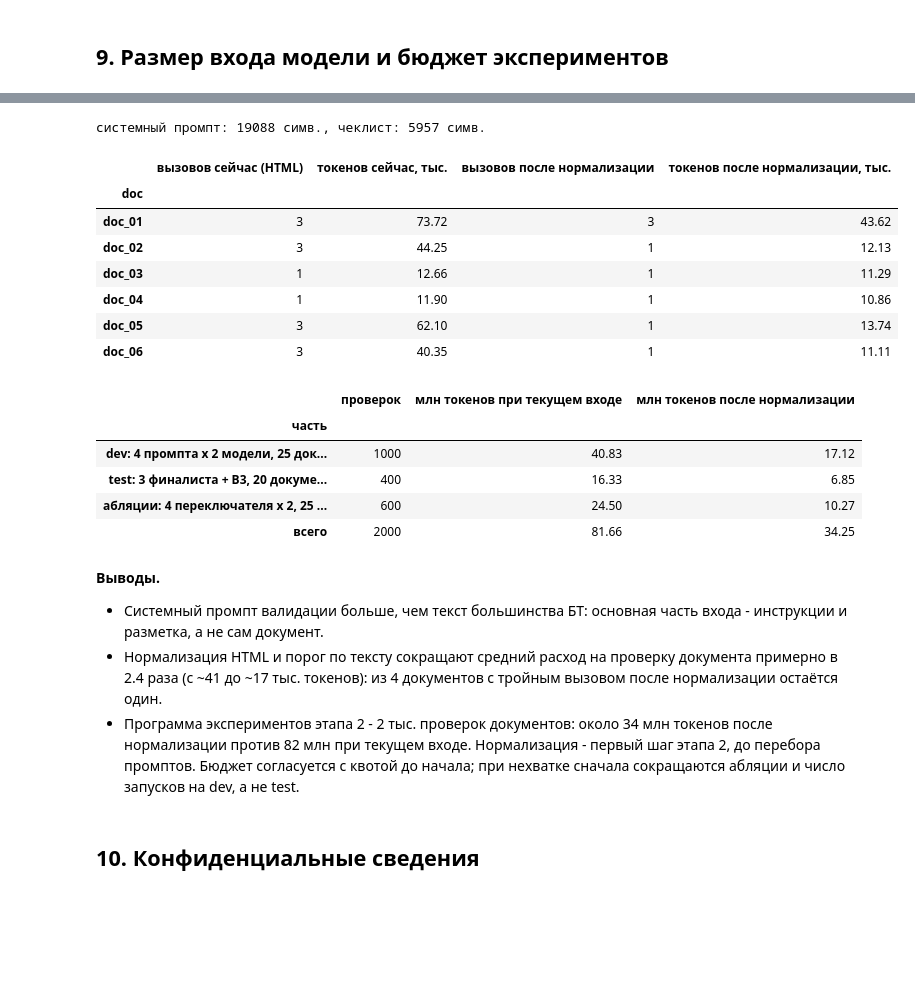
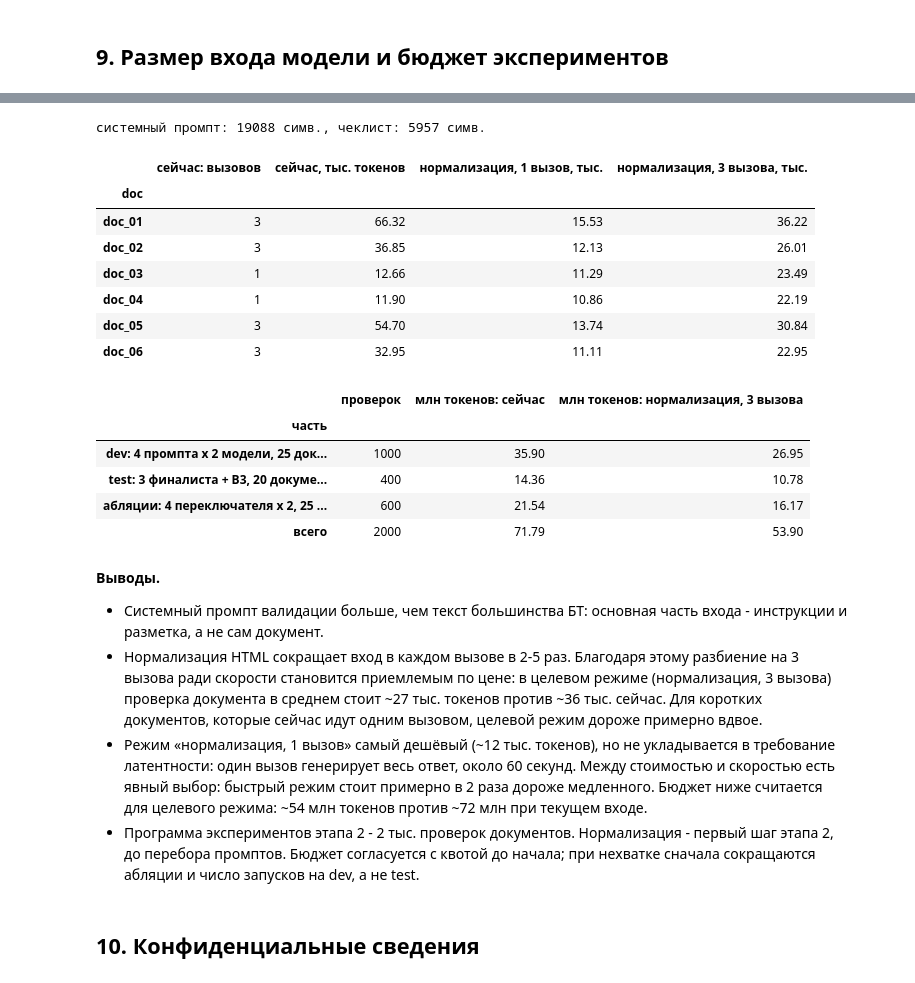
Before and after one commit to baton2809/ReqAssist2, a Jupyter notebook: notebooks/01_eda.ipynb, the cells around one changed output, grey strips where cells are left out. Drawn from its saved outputs; the diff is of its cells as text; code cells hidden in the pictures; blank space fills up the shorter version.

Commit message:
docs: скорость против стоимости, единые метрики согласия и macro-F1, размер test для missing

```diff
--- a/notebooks/01_eda.ipynb
+++ b/notebooks/01_eda.ipynb
@@ -495,43 +501,47 @@ pd.DataFrame(cases).value_counts().to_frame("кейсов")
 # %%
 prompt_chars = len((DATA / "public/prompts/validation/v1.txt").read_text(encoding="utf-8"))
 checklist_chars = len((DATA / "public/checklists/v1.md").read_text(encoding="utf-8"))
 OUTPUT_TOKENS = 4_000
+SPLIT_OUTPUT_OVERHEAD = 1.15
 
 
-def tokens_per_doc(doc_chars):
-    calls = 3 if doc_chars > PARALLEL_THRESHOLD else 1
-    # при разбиении каждый вызов получает полный документ и треть чеклиста
-    input_tokens = (
-        calls * (prompt_chars + doc_chars) / CHARS_PER_TOKEN + checklist_chars / CHARS_PER_TOKEN
-    )
-    return calls, input_tokens + calls * OUTPUT_TOKENS
+def tokens_per_doc(doc_chars, calls):
+    # каждый вызов получает промпт и полный документ; чеклист делится между вызовами
+    input_tokens = (calls * (prompt_chars + doc_chars) + checklist_chars) / CHARS_PER_TOKEN
+    output_tokens = OUTPUT_TOKENS * (SPLIT_OUTPUT_OVERHEAD if calls > 1 else 1)
+    return input_tokens + output_tokens
 
 
 budget = pd.DataFrame(
     {
         "doc": d.doc_id,
-        "вызовов сейчас (HTML)": tokens_per_doc(d.content_html_chars)[0],
-        "токенов сейчас, тыс.": tokens_per_doc(d.content_html_chars)[1] / 1000,
-        "вызовов после нормализации": tokens_per_doc(len(d.text))[0],
-        "токенов после нормализации, тыс.": tokens_per_doc(len(d.text))[1] / 1000,
+        "сейчас: вызовов": 3 if d.content_html_chars > PARALLEL_THRESHOLD else 1,
+        "сейчас, тыс. токенов": tokens_per_doc(
+            d.content_html_chars, 3 if d.content_html_chars > PARALLEL_THRESHOLD else 1
+        )
+        / 1000,
+        "нормализация, 1 вызов, тыс.": tokens_per_doc(len(d.text), 1) / 1000,
+        "нормализация, 3 вызова, тыс.": tokens_per_doc(len(d.text), 3) / 1000,
     }
     for d in docs
 ).set_index("doc")
 print(f"системный промпт: {prompt_chars} симв., чеклист: {checklist_chars} симв.")
 budget
 # %% [output]
 системный промпт: 19088 симв., чеклист: 5957 симв.
-|  | вызовов сейчас (HTML) | токенов сейчас, тыс. | вызовов после нормализации | токенов после нормализации, тыс. |
+|  | сейчас: вызовов | сейчас, тыс. токенов | нормализация, 1 вызов, тыс. | нормализация, 3 вызова, тыс. |
 | doc |  |  |  |  |
-| doc_01 | 3 | 73.72 | 3 | 43.62 |
-| doc_02 | 3 | 44.25 | 1 | 12.13 |
-| doc_03 | 1 | 12.66 | 1 | 11.29 |
-| doc_04 | 1 | 11.90 | 1 | 10.86 |
-| doc_05 | 3 | 62.10 | 1 | 13.74 |
-| doc_06 | 3 | 40.35 | 1 | 11.11 |
+| doc_01 | 3 | 66.32 | 15.53 | 36.22 |
+| doc_02 | 3 | 36.85 | 12.13 | 26.01 |
+| doc_03 | 1 | 12.66 | 11.29 | 23.49 |
+| doc_04 | 1 | 11.90 | 10.86 | 22.19 |
+| doc_05 | 3 | 54.70 | 13.74 | 30.84 |
+| doc_06 | 3 | 32.95 | 11.11 | 22.95 |
 # %%
-per_doc_now = budget["токенов сейчас, тыс."].mean() * 1000
-per_doc_norm = budget["токенов после нормализации, тыс."].mean() * 1000
+per_doc = {
+    "сейчас": budget["сейчас, тыс. токенов"].mean() * 1000,
+    "нормализация, 3 вызова": budget["нормализация, 3 вызова, тыс."].mean() * 1000,
+}
 plan = pd.DataFrame(
     [
         {
@@ -545,28 +555,24 @@ plan = pd.DataFrame(
         },
     ]
 )
-plan["млн токенов при текущем входе"] = plan["проверок"] * per_doc_now / 1e6
-plan["млн токенов после нормализации"] = plan["проверок"] * per_doc_norm / 1e6
-plan.loc[len(plan)] = [
-    "всего",
-    plan["проверок"].sum(),
-    plan.iloc[:, 2].sum(),
-    plan.iloc[:, 3].sum(),
-]
+for mode, tokens in per_doc.items():
+    plan[f"млн токенов: {mode}"] = plan["проверок"] * tokens / 1e6
+plan.loc[len(plan)] = ["всего", plan["проверок"].sum(), *plan.iloc[:, 2:].sum()]
 plan.set_index("часть")
 # %% [output]
-|  | проверок | млн токенов при текущем входе | млн токенов после нормализации |
+|  | проверок | млн токенов: сейчас | млн токенов: нормализация, 3 вызова |
 | часть |  |  |  |
-| dev: 4 промпта x 2 модели, 25 док... | 1000 | 40.83 | 17.12 |
-| test: 3 финалиста + B3, 20 докуме... | 400 | 16.33 | 6.85 |
-| абляции: 4 переключателя x 2, 25 ... | 600 | 24.50 | 10.27 |
-| всего | 2000 | 81.66 | 34.25 |
+| dev: 4 промпта x 2 модели, 25 док... | 1000 | 35.90 | 26.95 |
+| test: 3 финалиста + B3, 20 докуме... | 400 | 14.36 | 10.78 |
+| абляции: 4 переключателя x 2, 25 ... | 600 | 21.54 | 16.17 |
+| всего | 2000 | 71.79 | 53.90 |
 # %% [markdown]
 **Выводы.**
 
 - Системный промпт валидации больше, чем текст большинства БТ: основная часть входа - инструкции и разметка, а не сам документ.
-- Нормализация HTML и порог по тексту сокращают средний расход на проверку документа примерно в 2.4 раза (с ~41 до ~17 тыс. токенов): из 4 документов с тройным вызовом после нормализации остаётся один.
-- Программа экспериментов этапа 2 - 2 тыс. проверок документов: около 34 млн токенов после нормализации против 82 млн при текущем входе. Нормализация - первый шаг этапа 2, до перебора промптов. Бюджет согласуется с квотой до начала; при нехватке сначала сокращаются абляции и число запусков на dev, а не test.
+- Нормализация HTML сокращает вход в каждом вызове в 2-5 раз. Благодаря этому разбиение на 3 вызова ради скорости становится приемлемым по цене: в целевом режиме (нормализация, 3 вызова) проверка документа в среднем стоит ~27 тыс. токенов против ~36 тыс. сейчас. Для коротких документов, которые сейчас идут одним вызовом, целевой режим дороже примерно вдвое.
+- Режим «нормализация, 1 вызов» самый дешёвый (~12 тыс. токенов), но не укладывается в требование латентности: один вызов генерирует весь ответ, около 60 секунд. Между стоимостью и скоростью есть явный выбор: быстрый режим стоит примерно в 2 раза дороже медленного. Бюджет ниже считается для целевого режима: ~54 млн токенов против ~72 млн при текущем входе.
+- Программа экспериментов этапа 2 - 2 тыс. проверок документов. Нормализация - первый шаг этапа 2, до перебора промптов. Бюджет согласуется с квотой до начала; при нехватке сначала сокращаются абляции и число запусков на dev, а не test.
 # %% [markdown]
 ## 10. Конфиденциальные сведения
 # %%
```
Also changed, not shown: parts of 3 cells of this notebook, 2 other files.
